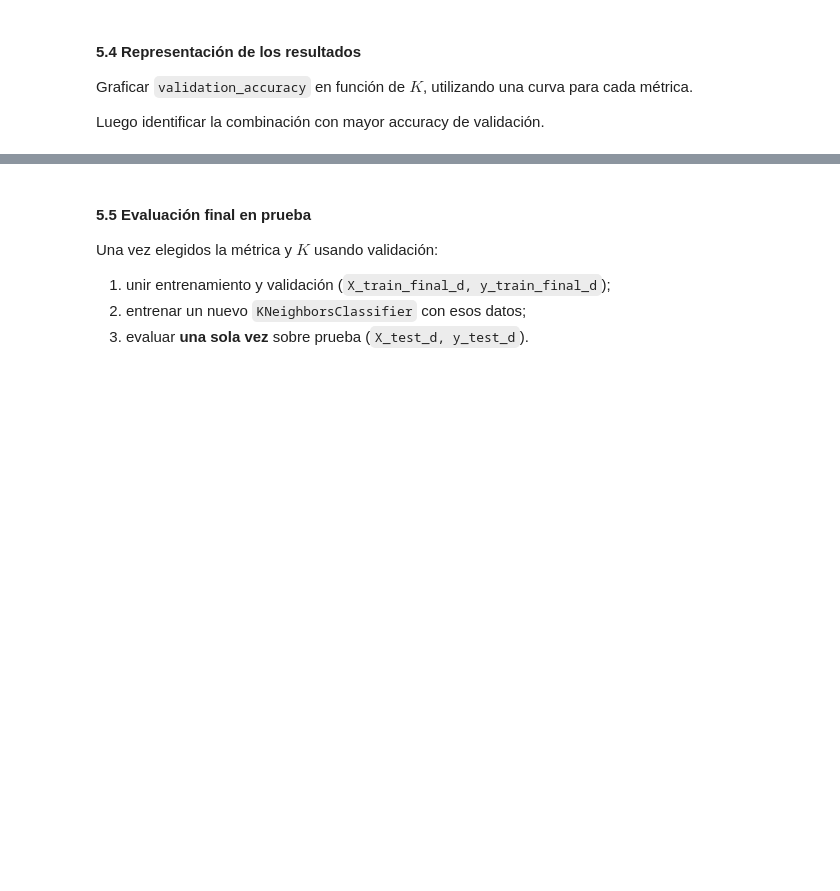
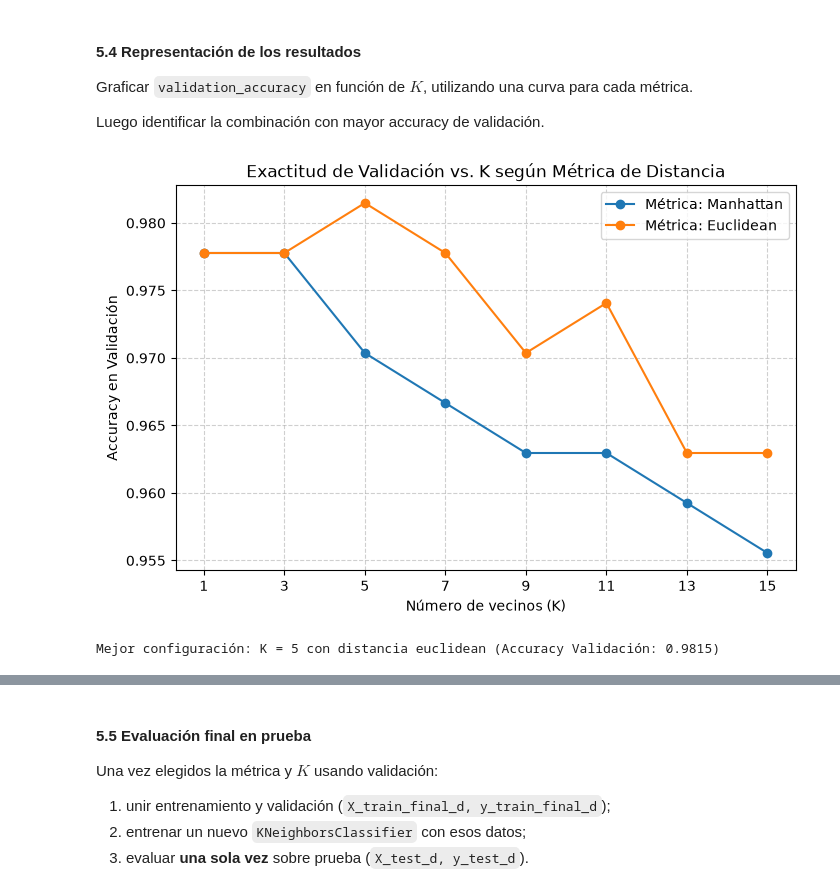
Before and after one commit to LucasSegovia01/Nu-ez_Segovia-Aprendizaje_automatico, a Jupyter notebook: Trabajo_practico_5/KNN_clasificacion_metricas.ipynb, the cells around one changed output, grey strips where cells are left out. Cells and saved outputs as stored; diff of their text form; code cells hidden in the pictures; blank space fills up the shorter version.

```diff
--- a/Trabajo_practico_5/KNN_clasificacion_metricas.ipynb
+++ b/Trabajo_practico_5/KNN_clasificacion_metricas.ipynb
@@ -526,3 +557,22 @@ Para cada combinación:
 # %%
 k_values = [1, 3, 5, 7, 9, 11, 13, 15]
 distance_metrics = ["manhattan", "euclidean"]
+
+# Estructura para almacenar las exactitudes de validación
+results = {metric: [] for metric in distance_metrics}
+
+for metric in distance_metrics:
+    for k in k_values:
+        # 1. Crear el clasificador
+        knn = KNeighborsClassifier(n_neighbors=k, metric=metric)
+
+        # 2. Ajustar con el conjunto de entrenamiento
+        knn.fit(X_train_d, y_train_d)
+
+        # 3. Predecir y calcular accuracy sobre el conjunto de validación
+        y_val_pred = knn.predict(X_val_d)
+        acc_val = accuracy_score(y_val_d, y_val_pred)
+
+        # 4. Almacenar el resultado
+        results[metric].append(acc_val)
+        print(f"Métrica: {metric:<9} | K = {k:2d} | Accuracy Validación: {acc_val:.4f}")
@@ -532,3 +616,31 @@ distance_metrics = ["manhattan", "euclidean"]
 Graficar `validation_accuracy` en función de $K$, utilizando una curva para cada métrica.
 
 Luego identificar la combinación con mayor accuracy de validación.
+# %%
+plt.figure(figsize=(8, 5))
+
+for metric in distance_metrics:
+    plt.plot(k_values, results[metric], marker='o', label=f"Métrica: {metric.capitalize()}")
+
+plt.title("Exactitud de Validación vs. K según Métrica de Distancia")
+plt.xlabel("Número de vecinos (K)")
+plt.ylabel("Accuracy en Validación")
+plt.xticks(k_values)
+plt.grid(True, linestyle="--", alpha=0.6)
+plt.legend()
+plt.show()
+
+# Identificación automática de la mejor combinación
+best_acc = 0
+best_config = (None, None)
+
+for metric in distance_metrics:
+    for k, acc in zip(k_values, results[metric]):
+        if acc > best_acc:
+            best_acc = acc
+            best_config = (k, metric)
+
+print(f"Mejor configuración: K = {best_config[0]} con distancia {best_config[1]} (Accuracy Validación: {best_acc:.4f})")
+# %% [output]
+[figure, added]
+Mejor configuración: K = 5 con distancia euclidean (Accuracy Validación: 0.9815)
```
Also changed, not shown: parts of 6 cells of this notebook.
